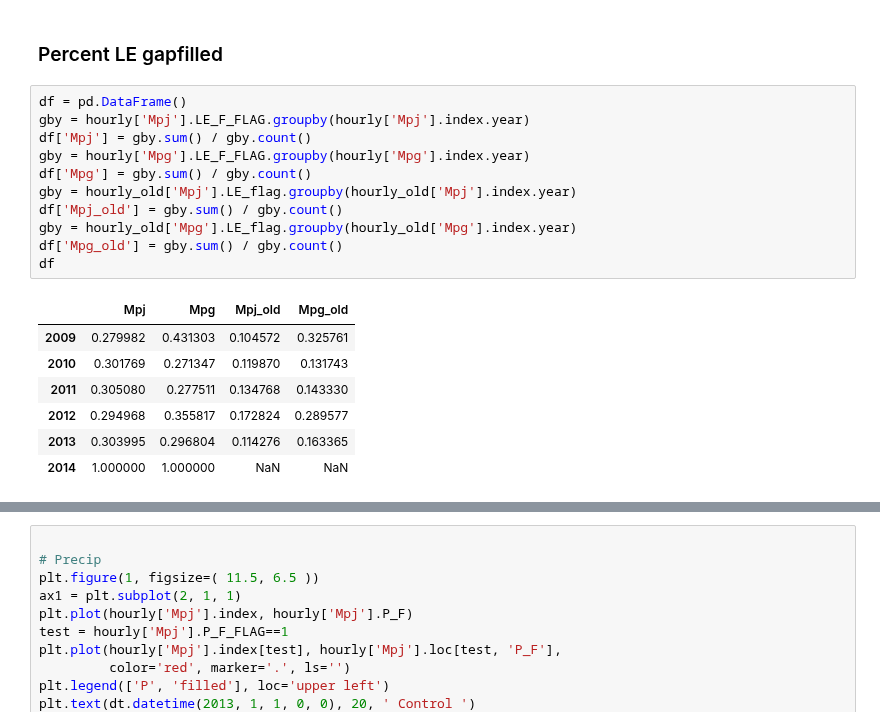
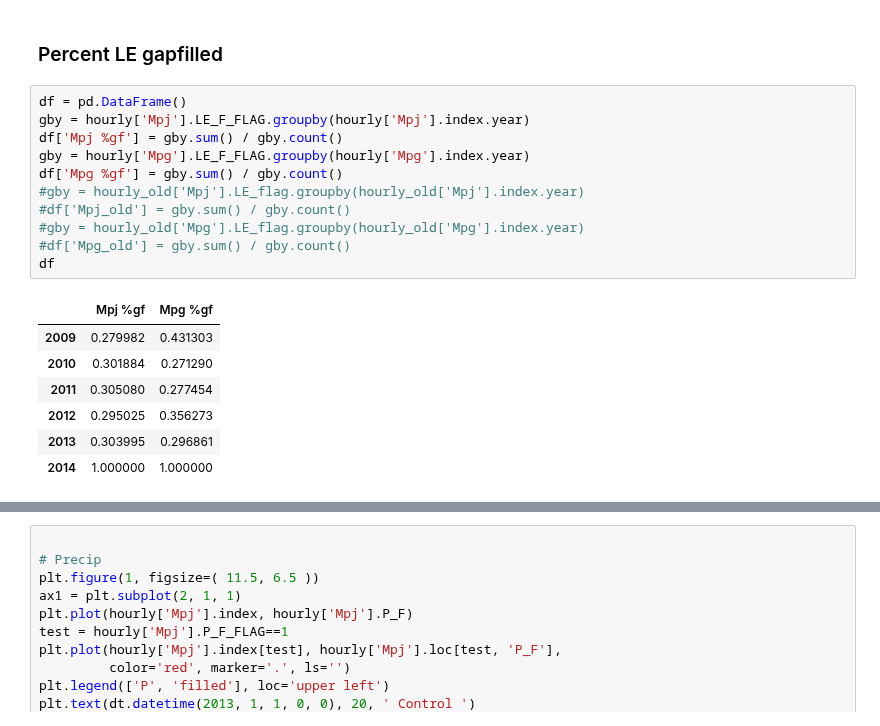
Before and after one commit to gremau/NMEG_miscellany, a Jupyter notebook: jupyter/laura_vs_greg.ipynb, the cells around one changed output, grey strips where cells are left out. Saved outputs shown, nothing was run; the diff lists cells and outputs as text.

```diff
--- a/jupyter/laura_vs_greg.ipynb
+++ b/jupyter/laura_vs_greg.ipynb
@@ -267,19 +267,19 @@ plt.show()
 # %%
 df = pd.DataFrame()
 gby = hourly['Mpj'].LE_F_FLAG.groupby(hourly['Mpj'].index.year)
-df['Mpj'] = gby.sum() / gby.count()
+df['Mpj %gf'] = gby.sum() / gby.count()
 gby = hourly['Mpg'].LE_F_FLAG.groupby(hourly['Mpg'].index.year)
-df['Mpg'] = gby.sum() / gby.count()
-gby = hourly_old['Mpj'].LE_flag.groupby(hourly_old['Mpj'].index.year)
-df['Mpj_old'] = gby.sum() / gby.count()
-gby = hourly_old['Mpg'].LE_flag.groupby(hourly_old['Mpg'].index.year)
-df['Mpg_old'] = gby.sum() / gby.count()
+df['Mpg %gf'] = gby.sum() / gby.count()
+#gby = hourly_old['Mpj'].LE_flag.groupby(hourly_old['Mpj'].index.year)
+#df['Mpj_old'] = gby.sum() / gby.count()
+#gby = hourly_old['Mpg'].LE_flag.groupby(hourly_old['Mpg'].index.year)
+#df['Mpg_old'] = gby.sum() / gby.count()
 df
 # %% [output]
-|  | Mpj | Mpg | Mpj_old | Mpg_old |
-| 2009 | 0.279982 | 0.431303 | 0.104572 | 0.325761 |
-| 2010 | 0.301769 | 0.271347 | 0.119870 | 0.131743 |
-| 2011 | 0.305080 | 0.277511 | 0.134768 | 0.143330 |
-| 2012 | 0.294968 | 0.355817 | 0.172824 | 0.289577 |
-| 2013 | 0.303995 | 0.296804 | 0.114276 | 0.163365 |
-| 2014 | 1.000000 | 1.000000 | NaN | NaN |
+|  | Mpj %gf | Mpg %gf |
+| 2009 | 0.279982 | 0.431303 |
+| 2010 | 0.301884 | 0.271290 |
+| 2011 | 0.305080 | 0.277454 |
+| 2012 | 0.295025 | 0.356273 |
+| 2013 | 0.303995 | 0.296861 |
+| 2014 | 1.000000 | 1.000000 |
```
Also changed, not shown: parts of 14 cells of this notebook.
